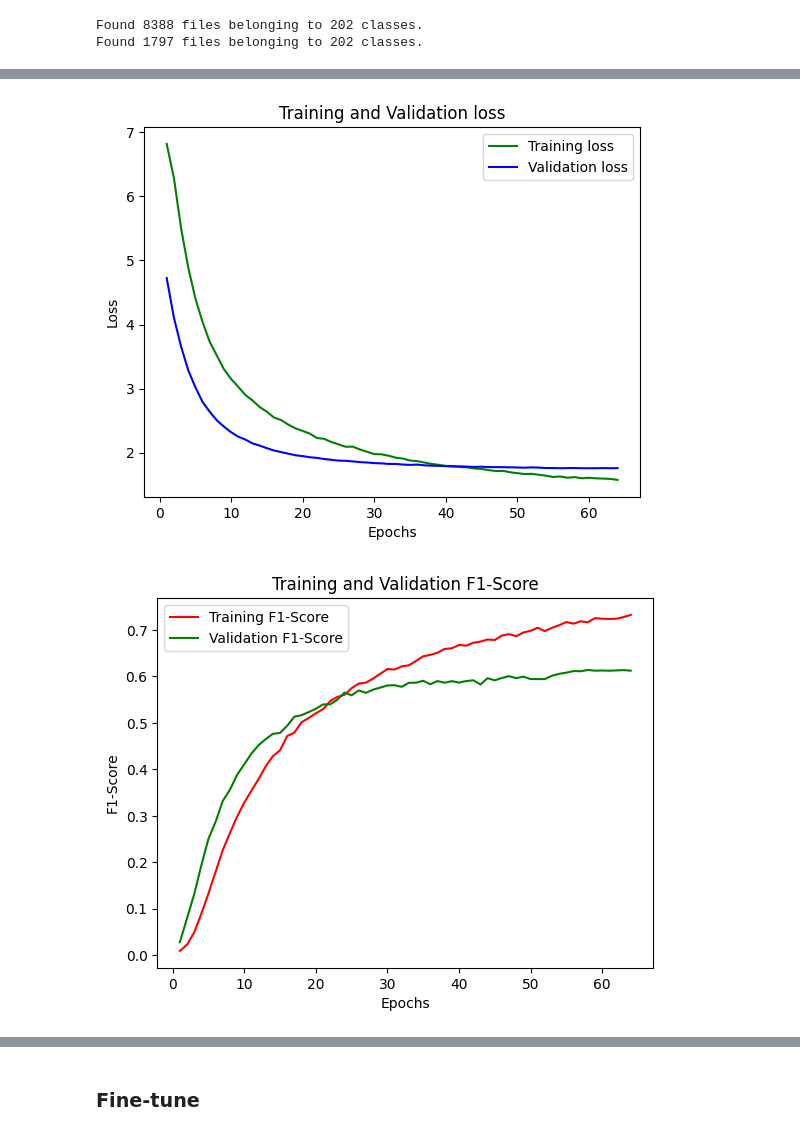
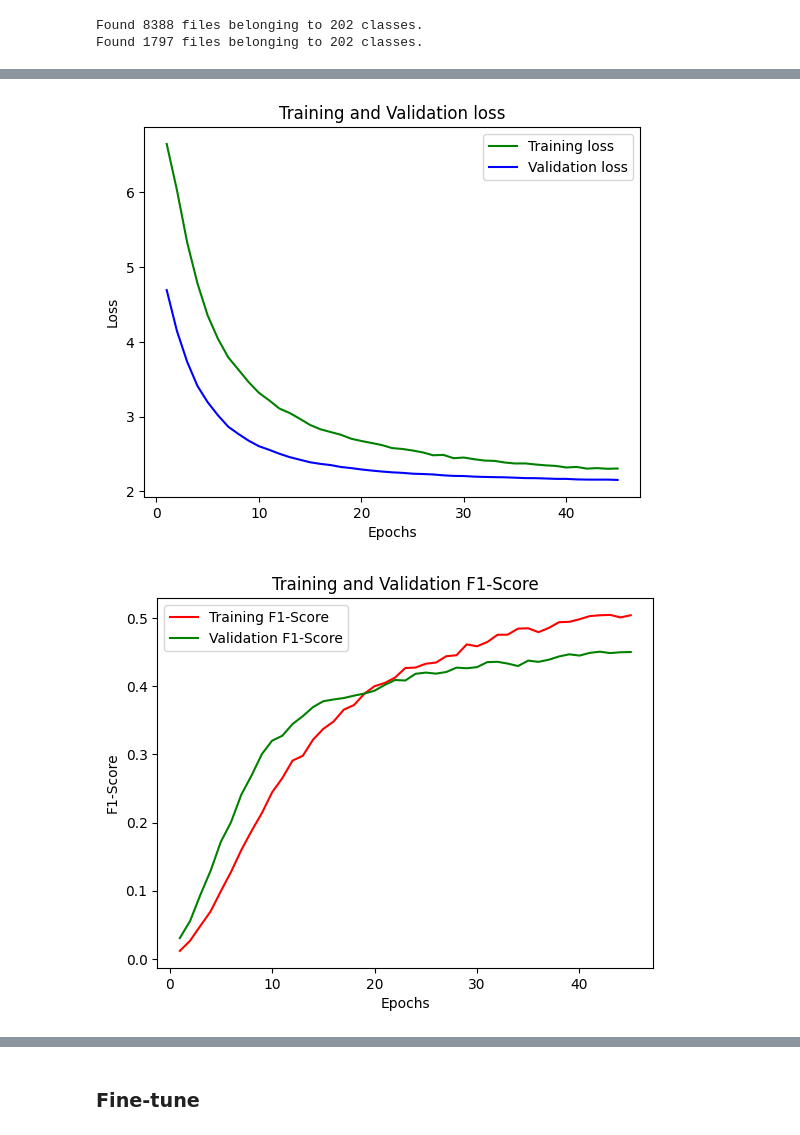
Before and after one commit to mgalao/deep-learning-project, a Jupyter notebook: project/DL_Pre_Trained_Models.ipynb, the cells around one changed output, grey strips where cells are left out. Drawn from its saved outputs; the diff is of its cells as text; code cells hidden in the pictures.

```diff
--- a/project/DL_Pre_Trained_Models.ipynb
+++ b/project/DL_Pre_Trained_Models.ipynb
@@ -264,6 +230,7 @@ initial_lr = 1e-4
 final_lr = 1e-5
 n_epochs = 50
 my_scheduler_fn = lr_scheduler(initial_lr, final_lr, n_epochs)
+lr_callback = LearningRateScheduler(my_scheduler_fn)
 # %%
 input_img = Input(shape=(224, 224, 3))
 base_model = ResNet50(weights='imagenet', include_top=False, input_tensor=input_img)
@@ -280,7 +247,7 @@ model = models.Model(inputs=base_model.input, outputs=x)
 
 model.compile(
     optimizer=optimizers.RMSprop(learning_rate=1e-4),
-    loss='categorical_crossentropy',
+    loss=keras.losses.CategoricalCrossentropy(label_smoothing=0.01),
     metrics=metrics
 )
 # %%
@@ -288,20 +255,11 @@ experiment = Experiment(
     model=model,
     train_ds=train_ds,
     val_ds=val_ds,
-    experiment_name="resnet50_with_preprocessing_pre_finetuning",
+    experiment_name="resnet50_with_preprocessing_pre_finetuning_with_label_smoothing_batch_sized_corrected_launching_trying_lr_scheduler",
     batch_size=32,
     image_size=(224, 224)
 )
 
 # Callbacks to reduce overfitting
 callbacks_additional = [
-    ReduceLROnPlateau(
-        monitor='val_loss',
-        factor=0.5,
-        patience=2,           # Reduce LR if no improvement after 2 epochs
-        min_lr=1e-6,
-        verbose=1
-    )]
-
-# Run the experiment
-history = experiment.run_experiment(callbacks=callbacks_additional, epochs=100) # callbacks=None use default callbacks (created in the Experiment class)
+     lr_callback]
@@ -334,0 +266,3 @@ Epoch 3/100
+# %%
+# Run the experiment
+history = experiment.run_experiment(callbacks=callbacks_additional, epochs=45)
@@ -341,17 +305,17 @@ plot_model_acc(num_epochs=64, train_acc=acc_train, val_acc=acc_val)
 # %%
 loss_train = history.history['loss']
 loss_val = history.history['val_loss']
-plot_model_loss(num_epochs=64, train_loss=loss_train, val_loss=loss_val)
+plot_model_loss(num_epochs=45, train_loss=loss_train, val_loss=loss_val)
 # %% [output]
-[figure, old version]
+[figure, new version]
 # %%
-x_axis = range(1,64+1)
+x_axis = range(1,45+1)
 plt.plot(x_axis, history.history['f1_score'], 'r', label='Training F1-Score')
 plt.plot(x_axis, history.history['val_f1_score'], 'g', label='Validation F1-Score')
 plt.title('Training and Validation F1-Score')
 plt.xlabel('Epochs')
 plt.ylabel('F1-Score')
 plt.legend()
 plt.show()
 # %% [output]
-[figure, old version]
+[figure, new version]
```
Also changed, not shown: parts of 50 cells of this notebook, 2 other files.
